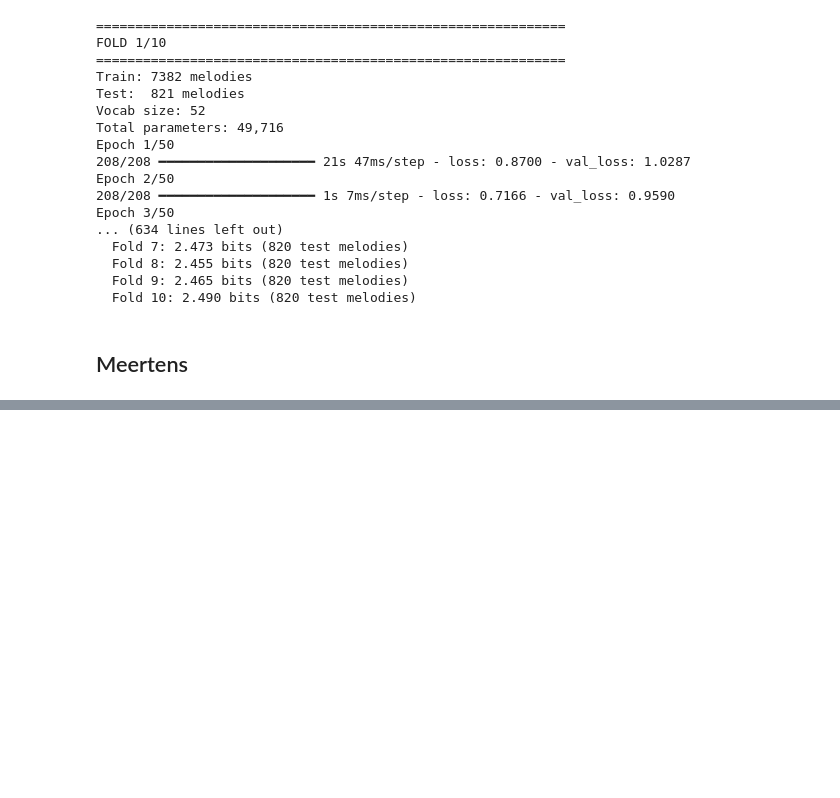
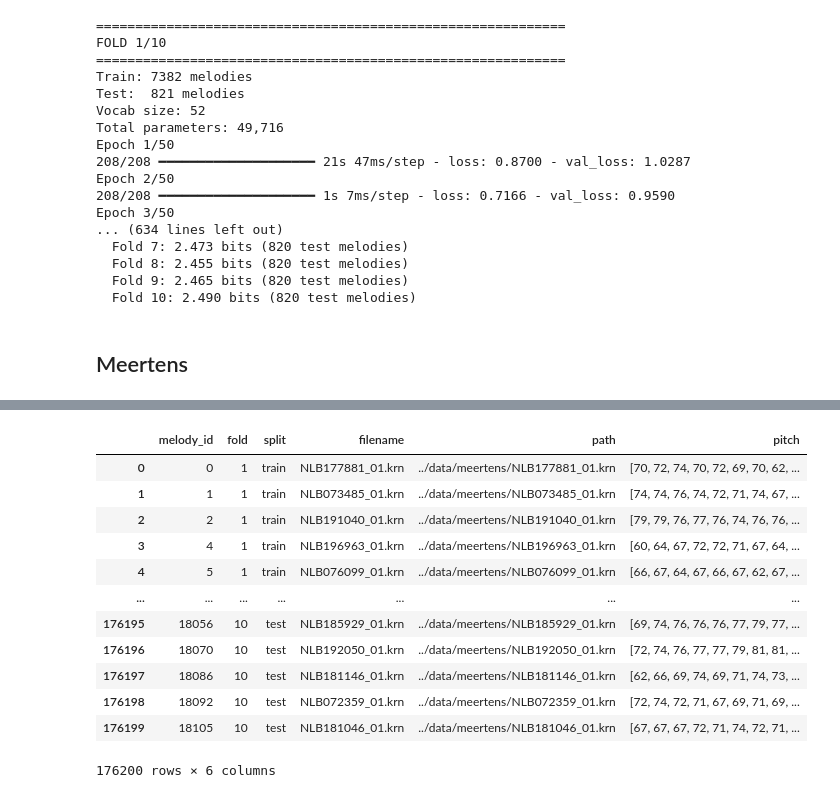
Before and after one commit to meralegre/thesis_ds, a Jupyter notebook: transformer.ipynb, the cells around one changed output, grey strips where cells are left out. Cells and saved outputs as stored; diff of their text form; code cells hidden in the pictures; blank space fills up the shorter version.

```diff
--- a/transformer.ipynb
+++ b/transformer.ipynb
@@ -657,0 +658,3 @@ Epoch 3/75
+# %%
+folds = pd.read_csv("meertens_fold_assignments.csv")
+folds
@@ -657,0 +675,3 @@ Epoch 3/75
+# %%
+meta = pd.read_csv("meertens_unique_meta_melodies.csv")
+meta
@@ -657,0 +692,17 @@ Epoch 3/75
+# %%
+folds = folds.merge(meta, on="melody_id")
+folds
+# %% [output]
+|  | melody_id | fold | split | filename | path | pitch |
+| 0 | 0 | 1 | train | NLB177881_01.krn | ../data/meertens/NLB177881_01.krn | [70, 72, 74, 70, 72, 69, 70, 62, ... |
+| 1 | 1 | 1 | train | NLB073485_01.krn | ../data/meertens/NLB073485_01.krn | [74, 74, 76, 74, 72, 71, 74, 67, ... |
+| 2 | 2 | 1 | train | NLB191040_01.krn | ../data/meertens/NLB191040_01.krn | [79, 79, 76, 77, 76, 74, 76, 76, ... |
+| 3 | 4 | 1 | train | NLB196963_01.krn | ../data/meertens/NLB196963_01.krn | [60, 64, 67, 72, 72, 71, 67, 64, ... |
+| 4 | 5 | 1 | train | NLB076099_01.krn | ../data/meertens/NLB076099_01.krn | [66, 67, 64, 67, 66, 67, 62, 67, ... |
+| ... | ... | ... | ... | ... | ... | ... |
+| 176195 | 18056 | 10 | test | NLB185929_01.krn | ../data/meertens/NLB185929_01.krn | [69, 74, 76, 76, 76, 77, 79, 77, ... |
+| 176196 | 18070 | 10 | test | NLB192050_01.krn | ../data/meertens/NLB192050_01.krn | [72, 74, 76, 77, 77, 79, 81, 81, ... |
+| 176197 | 18086 | 10 | test | NLB181146_01.krn | ../data/meertens/NLB181146_01.krn | [62, 66, 69, 74, 69, 71, 74, 73, ... |
+| 176198 | 18092 | 10 | test | NLB072359_01.krn | ../data/meertens/NLB072359_01.krn | [72, 74, 72, 71, 67, 69, 71, 69, ... |
+| 176199 | 18105 | 10 | test | NLB181046_01.krn | ../data/meertens/NLB181046_01.krn | [67, 67, 67, 72, 71, 74, 72, 71, ... |
+176200 rows × 6 columns
```
Also changed, not shown: parts of 9 cells of this notebook.
